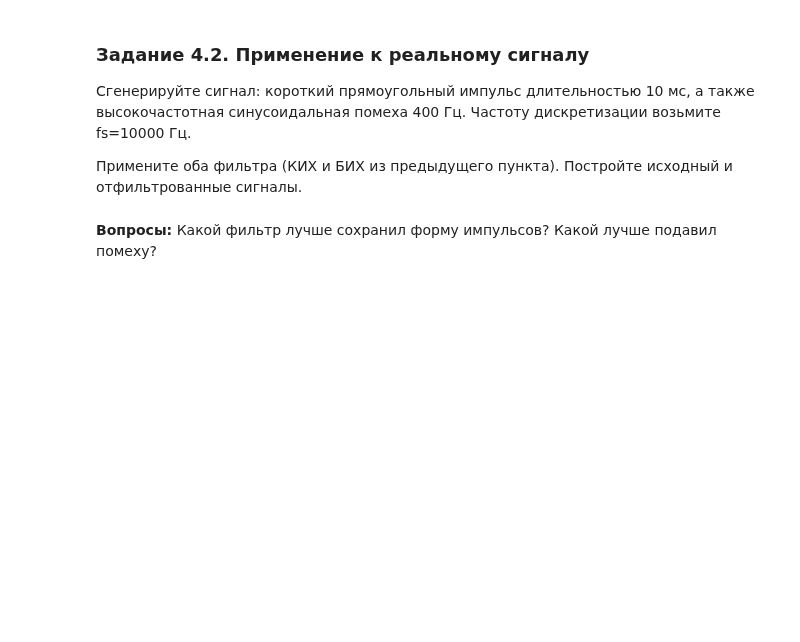
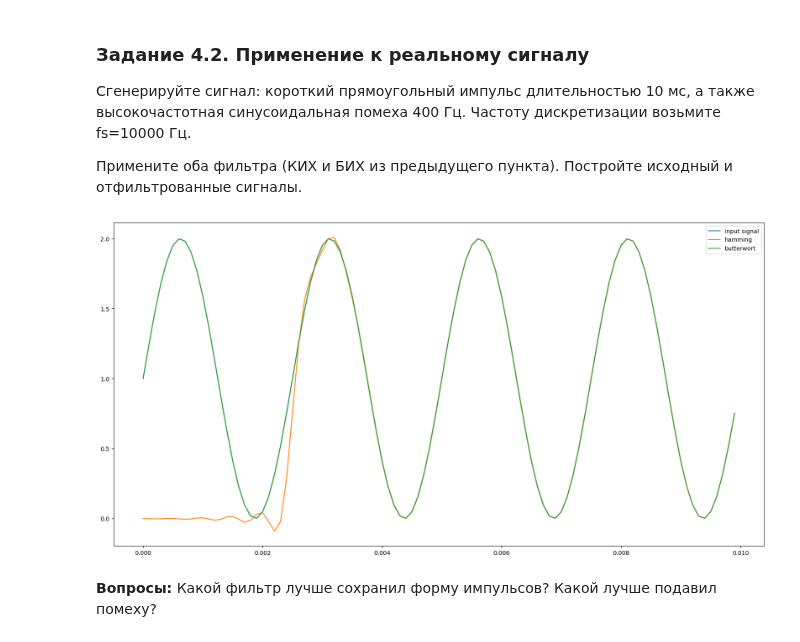
Before and after one commit to Korobokkk/YADRO-2026_dsp-seminars, a Jupyter notebook: seminars/6.ipynb, the cells around one changed output. Cells and saved outputs as stored; diff of their text form; code cells hidden in the pictures; blank space fills up the shorter version.

```diff
--- a/seminars/6.ipynb
+++ b/seminars/6.ipynb
@@ -558,3 +556,23 @@ plt.legend()
+# %%
+fc=400
+fs=10000
+t = np.arange(0, 0.01, 1/fs)
+pulse = np.zeros(len(t))
+pulse[:100] = 1
+sin400 = np.sin(2 * np.pi * fc * t)
+input_signal = pulse + sin400
+
+result_s1 = scipy.signal.lfilter(ham, 1, input_signal)
+result_s2 = scipy.signal.filtfilt(*but, input_signal)
+
+plt.figure(figsize=(20, 10))
+plt.plot(t, input_signal, label='input signal')
+plt.plot(t, result_s1, label='hamming')
+plt.plot(t, result_s2, label='butterwort')
+plt.legend()
+plt.show()
+# %% [output]
+[figure, added]
 # %% [markdown]
 **Вопросы:** Какой фильтр лучше сохранил форму импульсов? Какой лучше подавил помеху?
 # %% [markdown]
```
Also changed, not shown: parts of 3 cells of this notebook.
